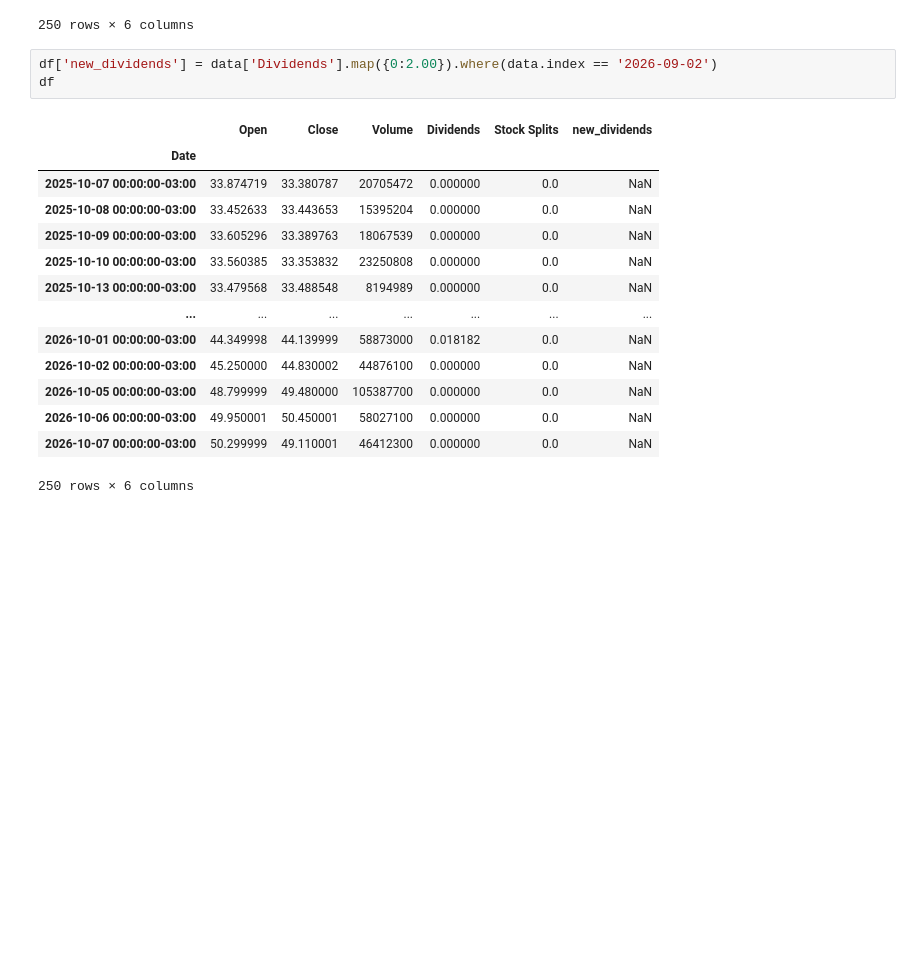
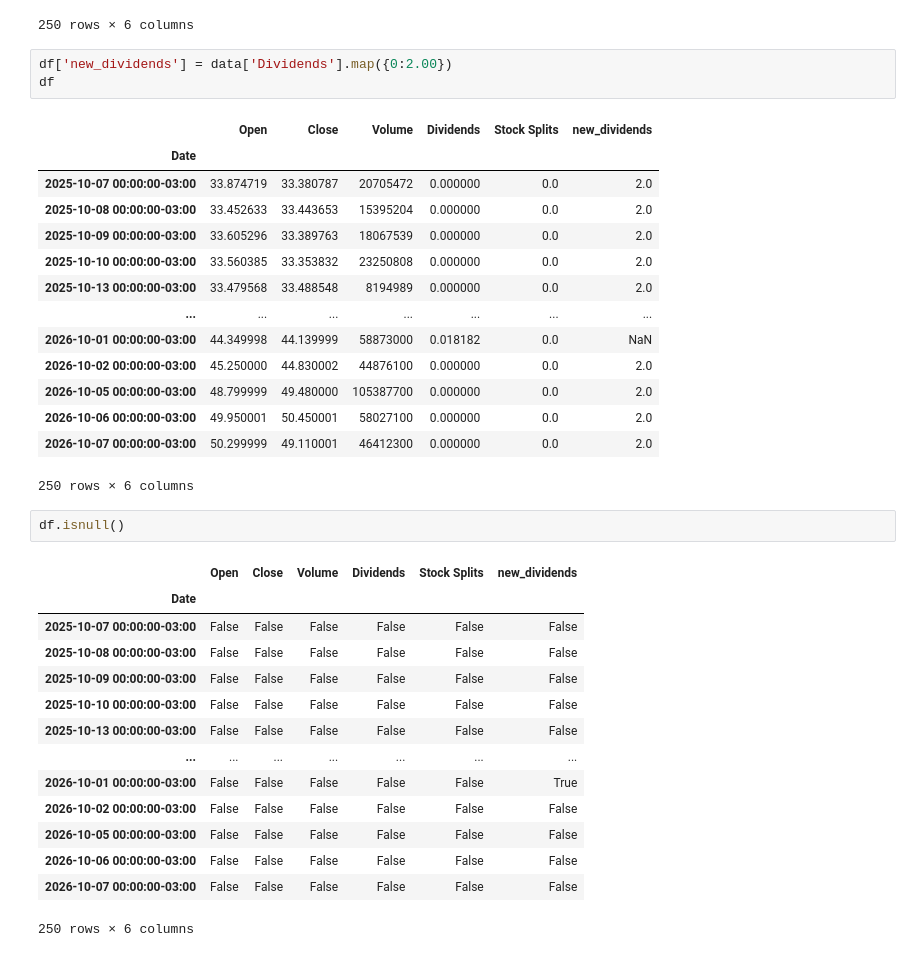
Before and after one commit to NicholasTeixeira/Descomplica--Analise-de-Dados-, a Jupyter notebook: praticando.ipynb, the cells around one changed output. Drawn from its saved outputs; the diff is of its cells as text; blank space fills up the shorter version.

Commit message:
refactor: generalize dividend mapping by removing date constraint

```diff
--- a/praticando.ipynb
+++ b/praticando.ipynb
@@ -179,20 +179,37 @@ df
 | 2026-10-07 00:00:00-03:00 | 50.299999 | 49.110001 | 46412300 | 0.000000 | 0.0 | 2.0 |
 250 rows × 6 columns
 # %%
-df['new_dividends'] = data['Dividends'].map({0:2.00}).where(data.index == '2026-09-02')
+df['new_dividends'] = data['Dividends'].map({0:2.00})
 df
 # %% [output]
 |  | Open | Close | Volume | Dividends | Stock Splits | new_dividends |
 | Date |  |  |  |  |  |  |
-| 2025-10-07 00:00:00-03:00 | 33.874719 | 33.380787 | 20705472 | 0.000000 | 0.0 | NaN |
-| 2025-10-08 00:00:00-03:00 | 33.452633 | 33.443653 | 15395204 | 0.000000 | 0.0 | NaN |
-| 2025-10-09 00:00:00-03:00 | 33.605296 | 33.389763 | 18067539 | 0.000000 | 0.0 | NaN |
-| 2025-10-10 00:00:00-03:00 | 33.560385 | 33.353832 | 23250808 | 0.000000 | 0.0 | NaN |
-| 2025-10-13 00:00:00-03:00 | 33.479568 | 33.488548 | 8194989 | 0.000000 | 0.0 | NaN |
+| 2025-10-07 00:00:00-03:00 | 33.874719 | 33.380787 | 20705472 | 0.000000 | 0.0 | 2.0 |
+| 2025-10-08 00:00:00-03:00 | 33.452633 | 33.443653 | 15395204 | 0.000000 | 0.0 | 2.0 |
+| 2025-10-09 00:00:00-03:00 | 33.605296 | 33.389763 | 18067539 | 0.000000 | 0.0 | 2.0 |
+| 2025-10-10 00:00:00-03:00 | 33.560385 | 33.353832 | 23250808 | 0.000000 | 0.0 | 2.0 |
+| 2025-10-13 00:00:00-03:00 | 33.479568 | 33.488548 | 8194989 | 0.000000 | 0.0 | 2.0 |
 | ... | ... | ... | ... | ... | ... | ... |
 | 2026-10-01 00:00:00-03:00 | 44.349998 | 44.139999 | 58873000 | 0.018182 | 0.0 | NaN |
-| 2026-10-02 00:00:00-03:00 | 45.250000 | 44.830002 | 44876100 | 0.000000 | 0.0 | NaN |
-| 2026-10-05 00:00:00-03:00 | 48.799999 | 49.480000 | 105387700 | 0.000000 | 0.0 | NaN |
-| 2026-10-06 00:00:00-03:00 | 49.950001 | 50.450001 | 58027100 | 0.000000 | 0.0 | NaN |
-| 2026-10-07 00:00:00-03:00 | 50.299999 | 49.110001 | 46412300 | 0.000000 | 0.0 | NaN |
+| 2026-10-02 00:00:00-03:00 | 45.250000 | 44.830002 | 44876100 | 0.000000 | 0.0 | 2.0 |
+| 2026-10-05 00:00:00-03:00 | 48.799999 | 49.480000 | 105387700 | 0.000000 | 0.0 | 2.0 |
+| 2026-10-06 00:00:00-03:00 | 49.950001 | 50.450001 | 58027100 | 0.000000 | 0.0 | 2.0 |
+| 2026-10-07 00:00:00-03:00 | 50.299999 | 49.110001 | 46412300 | 0.000000 | 0.0 | 2.0 |
 250 rows × 6 columns
+# %%
+df.isnull()
+# %% [output]
+|  | Open | Close | Volume | Dividends | Stock Splits | new_dividends |
+| Date |  |  |  |  |  |  |
+| 2025-10-07 00:00:00-03:00 | False | False | False | False | False | False |
+| 2025-10-08 00:00:00-03:00 | False | False | False | False | False | False |
+| 2025-10-09 00:00:00-03:00 | False | False | False | False | False | False |
+| 2025-10-10 00:00:00-03:00 | False | False | False | False | False | False |
+| 2025-10-13 00:00:00-03:00 | False | False | False | False | False | False |
+| ... | ... | ... | ... | ... | ... | ... |
+| 2026-10-01 00:00:00-03:00 | False | False | False | False | False | True |
+| 2026-10-02 00:00:00-03:00 | False | False | False | False | False | False |
+| 2026-10-05 00:00:00-03:00 | False | False | False | False | False | False |
+| 2026-10-06 00:00:00-03:00 | False | False | False | False | False | False |
+| 2026-10-07 00:00:00-03:00 | False | False | False | False | False | False |
+250 rows × 6 columns
```
Also changed, not shown: parts of 3 cells of this notebook.
